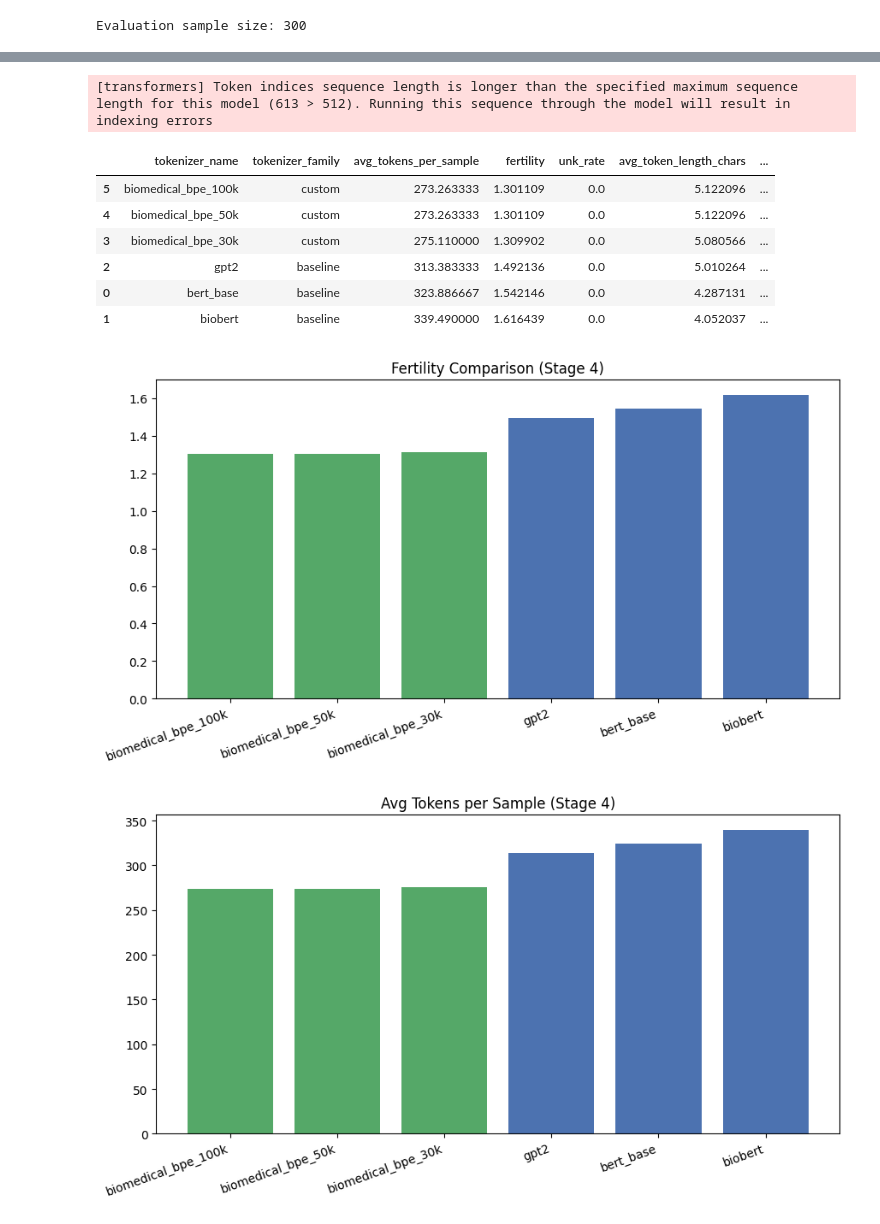
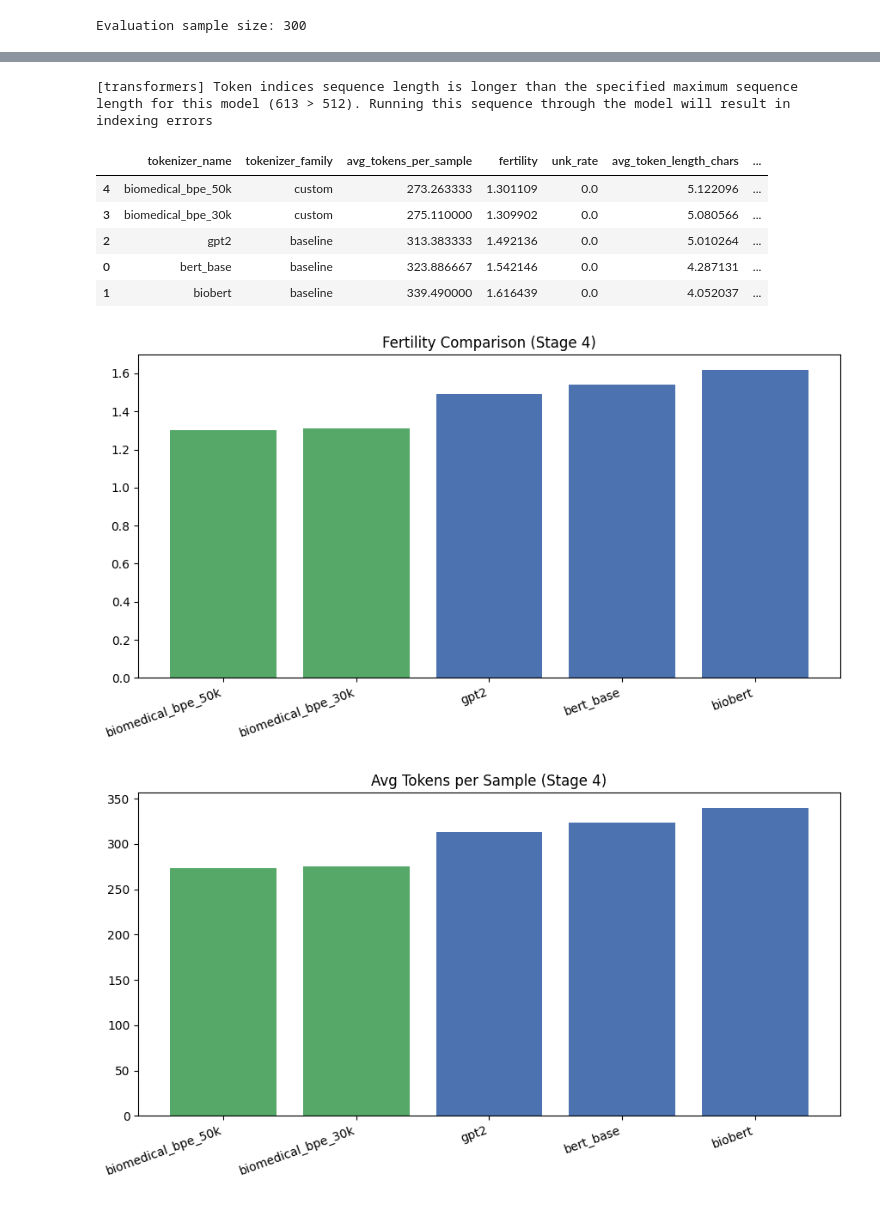
Before and after one commit to belyakova-anna/Domain-specific-Tokenization, a Jupyter notebook: notebooks/04_tokenization_analysis.ipynb, the cells around one changed output, grey strips where cells are left out. Cells and saved outputs as stored; diff of their text form; code cells hidden in the pictures.

```diff
--- a/notebooks/04_tokenization_analysis.ipynb
+++ b/notebooks/04_tokenization_analysis.ipynb
@@ -48,7 +54,6 @@ BASELINE_SPECS = {
 CUSTOM_SPECS = {
     "biomedical_bpe_30k": os.path.join(TOKENIZERS_DIR, "biomedical_bpe_30k.json"),
     "biomedical_bpe_50k": os.path.join(TOKENIZERS_DIR, "biomedical_bpe_50k.json"),
-    "biomedical_bpe_100k": os.path.join(TOKENIZERS_DIR, "biomedical_bpe_100k.json"),
 }
 # %%
 def get_context_text(context_field):
@@ -228,7 +238,6 @@ metrics_df
 # %% [output]
 [transformers] Token indices sequence length is longer than the specified maximum sequence length for this model (613 > 512). Running this sequence through the model will result in indexing errors
 |  | tokenizer_name | tokenizer_family | avg_tokens_per_sample | fertility | unk_rate | avg_token_length_chars | ... |
-| 5 | biomedical_bpe_100k | custom | 273.263333 | 1.301109 | 0.0 | 5.122096 | ... |
 | 4 | biomedical_bpe_50k | custom | 273.263333 | 1.301109 | 0.0 | 5.122096 | ... |
 | 3 | biomedical_bpe_30k | custom | 275.110000 | 1.309902 | 0.0 | 5.080566 | ... |
 | 2 | gpt2 | baseline | 313.383333 | 1.492136 | 0.0 | 5.010264 | ... |
@@ -237,18 +246,17 @@ metrics_df
 # %%
 def plot_metric(metric_col, title):
     plt.figure(figsize=(9, 5))
     ordered = metrics_df.sort_values(by=metric_col)
     colors = ["#4C72B0" if fam == "baseline" else "#55A868" for fam in ordered["tokenizer_family"]]
     plt.bar(ordered["tokenizer_name"], ordered[metric_col], color=colors)
     plt.title(title)
     plt.xticks(rotation=20, ha="right")
     plt.tight_layout()
     plt.show()
 
 
 plot_metric("fertility", "Fertility Comparison (Stage 4)")
 plot_metric("avg_tokens_per_sample", "Avg Tokens per Sample (Stage 4)")
-plot_metric("unk_rate", "UNK Rate Comparison (Stage 4)")
 # %% [output]
-[figure, old version]
+[figure, new version]
-[figure, old version]
+[figure, new version]
```
Also changed, not shown: parts of 13 cells of this notebook, 5 other files.
